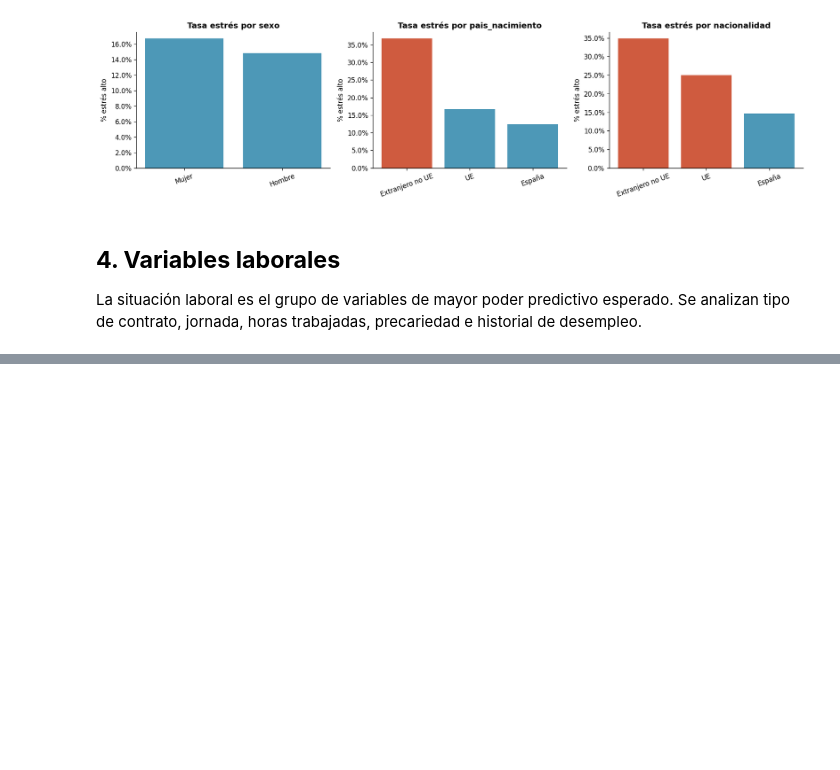
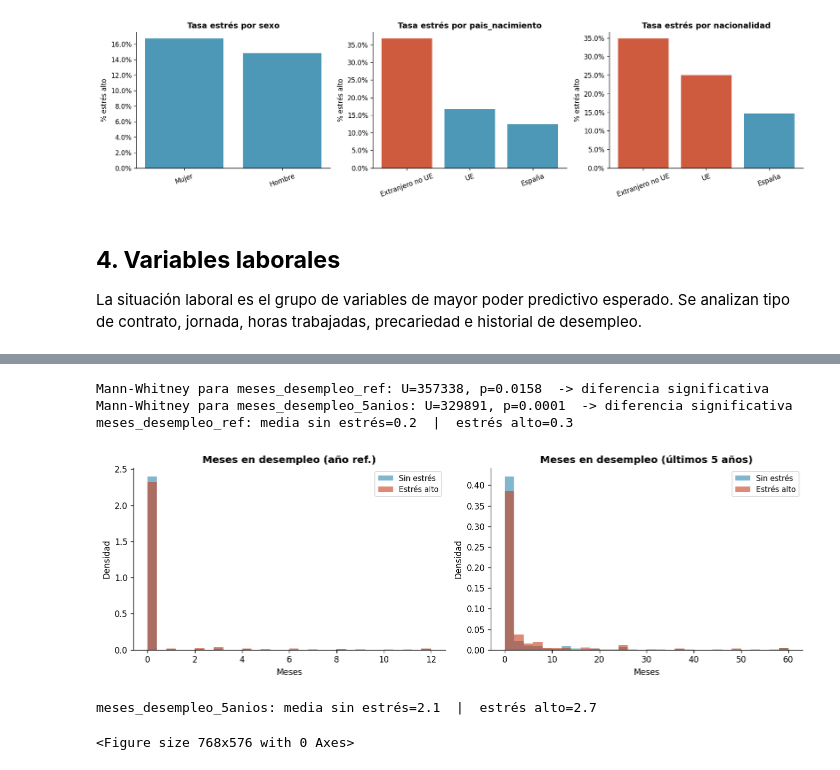
Before and after one commit to somm14/tfm_project, a Jupyter notebook: src/notebooks/01_eda.ipynb, the cells around one changed output, grey strips where cells are left out. Drawn from its saved outputs; the diff is of its cells as text; code cells hidden in the pictures; blank space fills up the shorter version.

```diff
--- a/src/notebooks/01_eda.ipynb
+++ b/src/notebooks/01_eda.ipynb
@@ -128,4 +135,10 @@ Clase 1: 372  (15.8%)
 Ratio de desbalanceo: 1:5.3
 # %% [markdown]
 ## **3. Variables demográficas**
+# %%
+# Creación de un diccionario para ir guardando las features estadísticamente más confiables con el target
+features_stad = {
+    'features': [],
+    'importance': []
+}
 # %%
@@ -303,30 +165,0 @@ plt.show()
-# %%
-# ── Ratio de carga de vivienda ───────────────────────────────────────────
-col = 'ratio_carga_vivienda'
-if col in train.columns:
-    fig, axes = plt.subplots(1, 2, figsize=(12, 4))
-
-    axes[0].hist(T0[col].dropna(), bins=40, color=C0, alpha=0.6, density=True, label='Sin estrés')
-    axes[0].hist(T1[col].dropna(), bins=40, color=C1, alpha=0.6, density=True, label='Estrés alto')
-    axes[0].axvline(0.30, color='black', linestyle='--', lw=1.5, label='30% (sobrecarga)')
-    axes[0].set_title('Ratio carga vivienda / renta salarial', fontweight='bold')
-    axes[0].set_xlabel('Ratio')
-    axes[0].legend(fontsize=9)
-
-    # Tasa de estrés según sobrecarga
-    train['_sobrecarga'] = (train[col] > 0.30).map({True: '>30% (sobrecarga)', False: '≤30%'})
-    tasas_sob = train.groupby('_sobrecarga').apply(
-        lambda g: wfreq(g['estres_financiero_alto'], 1, PESO[g.index]) * 100
-    )
-    axes[1].bar(tasas_sob.index, tasas_sob.values, color=[C1, C0], alpha=0.85)
-    axes[1].set_title('Tasa de estrés según sobrecarga de vivienda', fontweight='bold')
-    axes[1].set_ylabel('% estrés alto (ponderado)')
-    axes[1].yaxis.set_major_formatter(mticker.FormatStrFormatter('%.1f%%'))
-    train = train.drop(columns=['_sobrecarga'])
-
-    plt.tight_layout()
-    plt.savefig('eda_ratio_vivienda.png', bbox_inches='tight')
-    plt.show()
-
-    n_sob = (train[col] > 0.30).sum()
-    print(f'Personas en train con sobrecarga (>30%): {n_sob} ({n_sob/len(train)*100:.1f}%)')
@@ -636,0 +183,9 @@ A completar con los resultados reales tras ejecutar el notebook. Plantilla de ha
+# %%
+desempleo_vs_target(train, T0, T1, features_stad)
+# %% [output]
+Mann-Whitney para meses_desempleo_ref: U=357338, p=0.0158  -> diferencia significativa
+Mann-Whitney para meses_desempleo_5anios: U=329891, p=0.0001  -> diferencia significativa
+meses_desempleo_ref: media sin estrés=0.2  |  estrés alto=0.3
+[figure, added]
+meses_desempleo_5anios: media sin estrés=2.1  |  estrés alto=2.7
+<Figure size 768x576 with 0 Axes>
```
Also changed, not shown: parts of 65 cells of this notebook, 1 other file.
